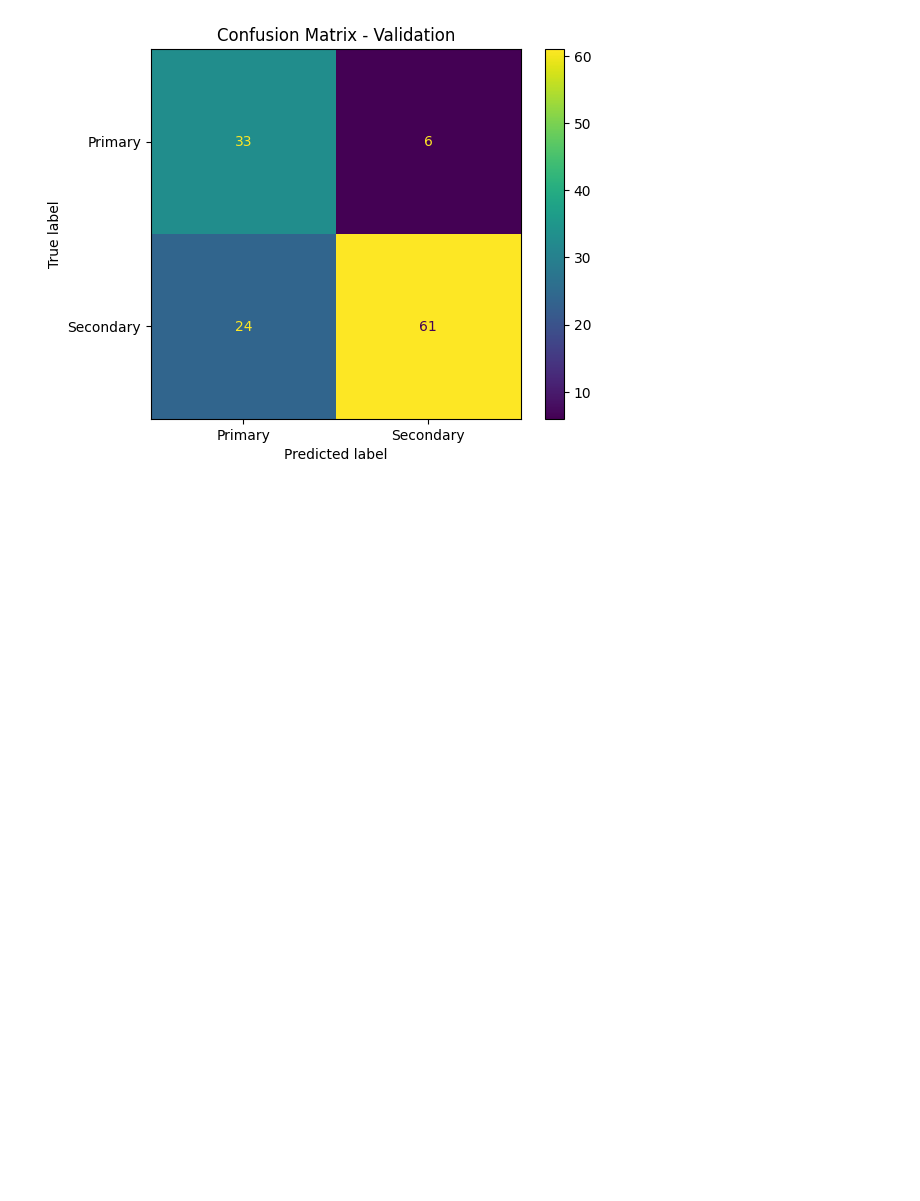
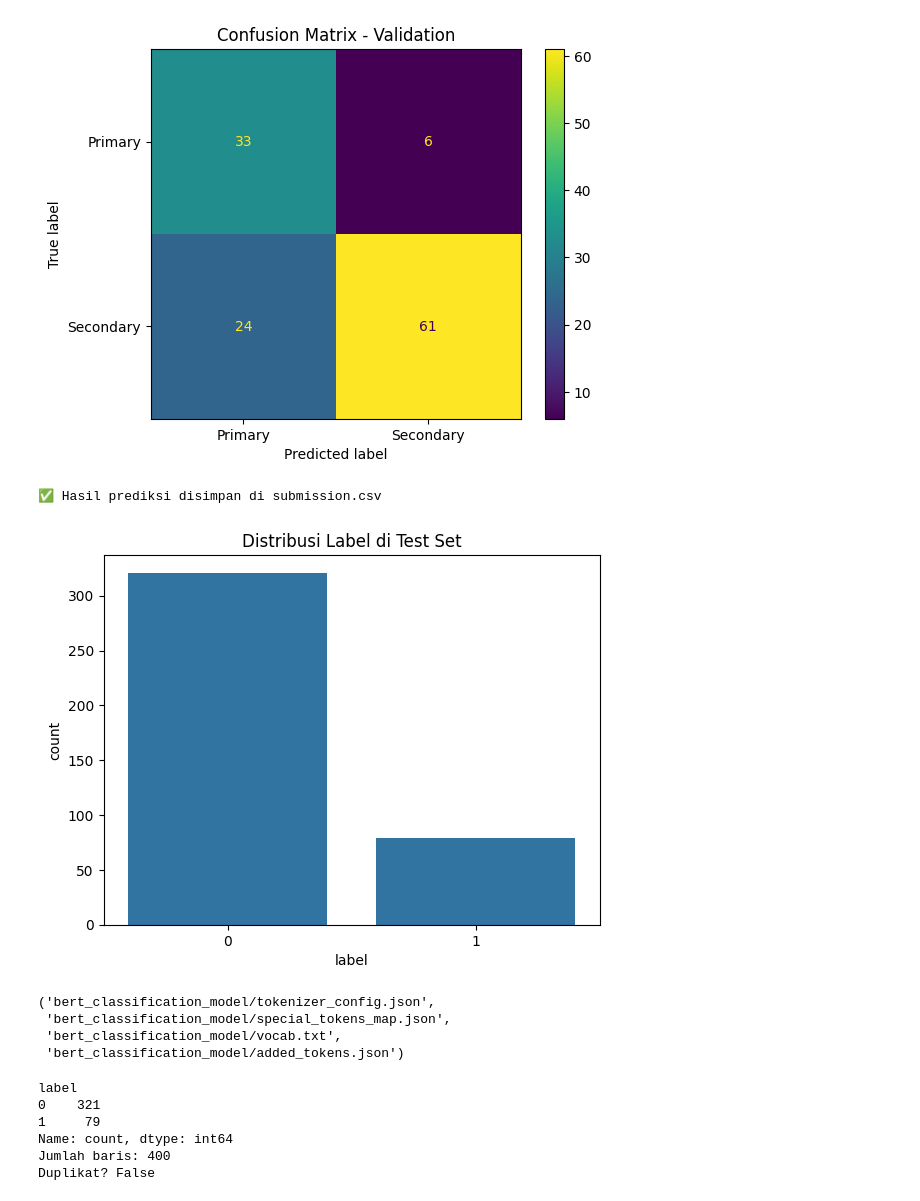
Before and after one commit to Azaiax/UAS_DML_KELOMPOK-A, a Jupyter notebook: UAS_DML_KELOMPOK-A.ipynb, the cells around one changed output. Saved outputs shown, nothing was run; the diff lists cells and outputs as text; code cells hidden in the pictures; blank space fills up the shorter version.

Commit message:
menambahkan hasil prediksi dan model

```diff
--- a/UAS_DML_KELOMPOK-A.ipynb
+++ b/UAS_DML_KELOMPOK-A.ipynb
@@ -250,3 +250,60 @@ plt.title("Confusion Matrix - Validation")
 plt.show()
 # %% [output]
 [figure]
+# %%
+df_test = pd.read_csv("parsed_articles_train_clean.csv")
+texts_test = df_test['body'].fillna("").tolist()
+
+test_encodings = tokenizer(texts_test, truncation=True, padding=True, max_length=512, return_tensors='pt')
+# %%
+test_dataset = NewsDataset(test_encodings, [0]*len(texts_test))  # dummy label
+test_loader = DataLoader(test_dataset, batch_size=8)
+# %%
+model.eval()
+test_preds = []
+
+with torch.no_grad():
+    for batch in test_loader:
+        input_ids = batch['input_ids'].to(device)
+        attention_mask = batch['attention_mask'].to(device)
+
+        outputs = model(input_ids=input_ids, attention_mask=attention_mask)
+        logits = outputs.logits
+        preds = torch.argmax(logits, dim=1)
+
+        test_preds.extend(preds.cpu().numpy())
+# %%
+df_test['label'] = test_preds
+df_test[['article_id', 'label']].to_csv("submission.csv", index=False)
+print("✅ Hasil prediksi disimpan di submission.csv")
+# %% [output]
+✅ Hasil prediksi disimpan di submission.csv
+# %%
+import seaborn as sns
+import matplotlib.pyplot as plt
+
+sns.countplot(x=df_test['label'])
+plt.title("Distribusi Label di Test Set")
+plt.show()
+# %% [output]
+[figure, added]
+# %%
+model.save_pretrained("bert_classification_model/")
+tokenizer.save_pretrained("bert_classification_model/")
+# %% [output]
+('bert_classification_model/tokenizer_config.json',
+ 'bert_classification_model/special_tokens_map.json',
+ 'bert_classification_model/vocab.txt',
+ 'bert_classification_model/added_tokens.json')
+# %%
+df_sub = pd.read_csv("submission.csv")
+print(df_sub['label'].value_counts())
+print("Jumlah baris:", len(df_sub))
+print("Duplikat?", df_sub.duplicated(subset="article_id").any())
+# %% [output]
+label
+0    321
+1     79
+Name: count, dtype: int64
+Jumlah baris: 400
+Duplikat? False
```
Also changed, not shown: parts of 2 cells of this notebook, 8 other files.
